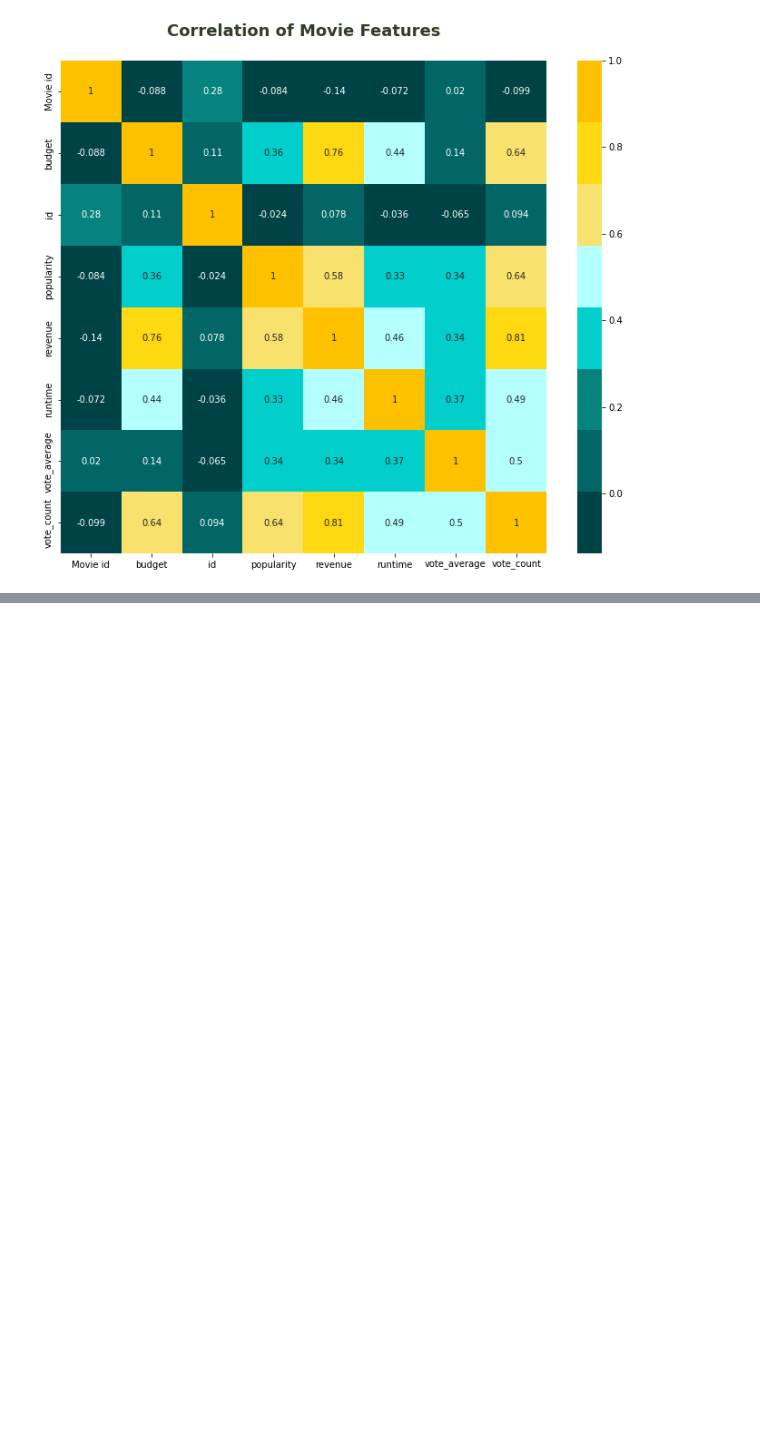
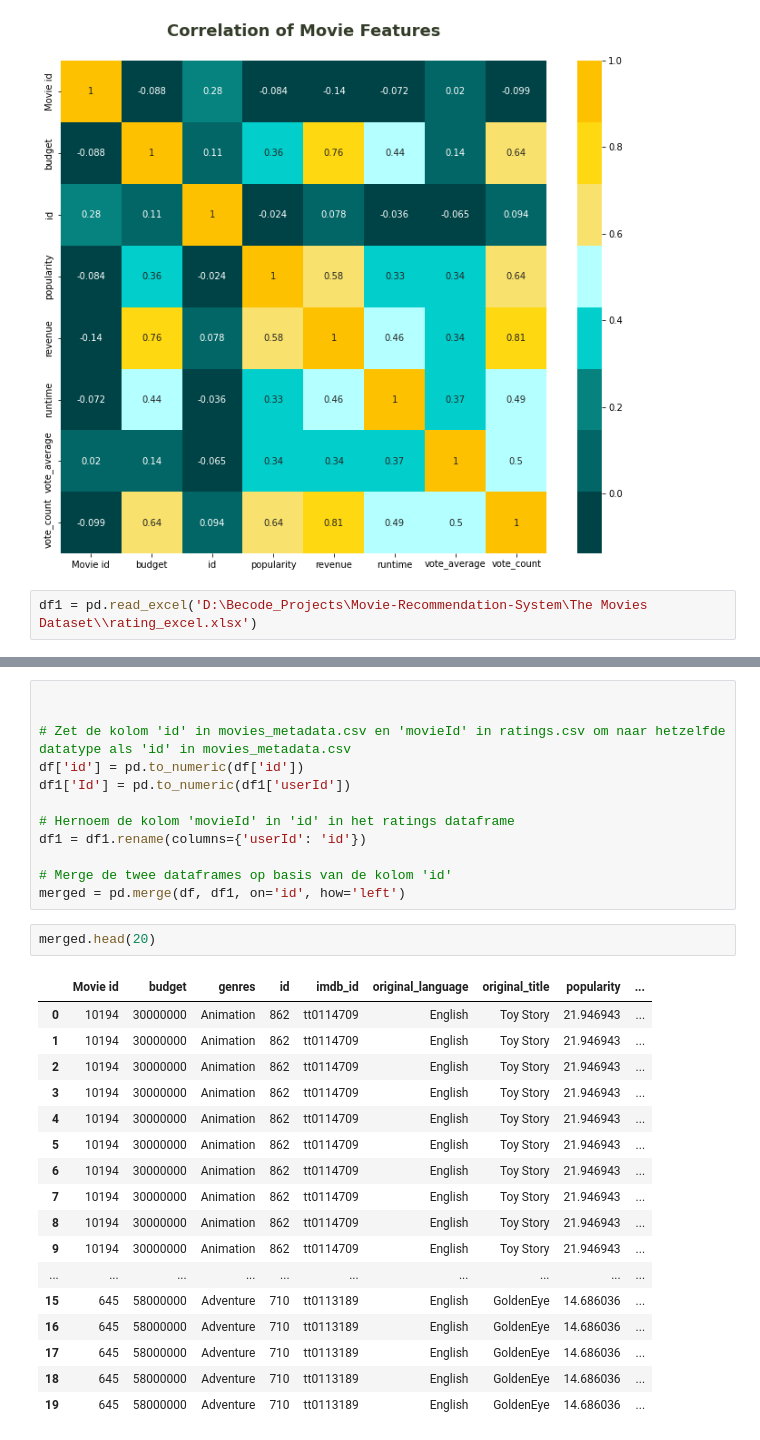
Before and after one commit to sainisheetal/Movie-Recommendation-System, a Jupyter notebook: Code/2.EDA.ipynb, the cells around one changed output, grey strips where cells are left out. Saved outputs shown, nothing was run; the diff lists cells and outputs as text; blank space fills up the shorter version.

```diff
--- a/Code/2.EDA.ipynb
+++ b/Code/2.EDA.ipynb
@@ -79,3 +79,5 @@ sns.heatmap(df.corr(), annot=True, cmap=['#004346', '#036666', '#06837f', '#02ce
 # %% [output]
 <AxesSubplot: title={'center': 'Correlation of Movie Features\n'}>
 [figure]
+# %%
+df1 = pd.read_excel('D:\Becode_Projects\Movie-Recommendation-System\The Movies Dataset\\rating_excel.xlsx')
@@ -81,0 +90,32 @@ sns.heatmap(df.corr(), annot=True, cmap=['#004346', '#036666', '#06837f', '#02ce
+# %%
+
+
+# Zet de kolom 'id' in movies_metadata.csv en 'movieId' in ratings.csv om naar hetzelfde datatype als 'id' in movies_metadata.csv
+df['id'] = pd.to_numeric(df['id'])
+df1['Id'] = pd.to_numeric(df1['userId'])
+
+# Hernoem de kolom 'movieId' in 'id' in het ratings dataframe
+df1 = df1.rename(columns={'userId': 'id'})
+
+# Merge de twee dataframes op basis van de kolom 'id'
+merged = pd.merge(df, df1, on='id', how='left')
+# %%
+merged.head(20)
+# %% [output]
+|  | Movie id | budget | genres | id | imdb_id | original_language | original_title | popularity | ... |
+| 0 | 10194 | 30000000 | Animation | 862 | tt0114709 | English | Toy Story | 21.946943 | ... |
+| 1 | 10194 | 30000000 | Animation | 862 | tt0114709 | English | Toy Story | 21.946943 | ... |
+| 2 | 10194 | 30000000 | Animation | 862 | tt0114709 | English | Toy Story | 21.946943 | ... |
+| 3 | 10194 | 30000000 | Animation | 862 | tt0114709 | English | Toy Story | 21.946943 | ... |
+| 4 | 10194 | 30000000 | Animation | 862 | tt0114709 | English | Toy Story | 21.946943 | ... |
+| 5 | 10194 | 30000000 | Animation | 862 | tt0114709 | English | Toy Story | 21.946943 | ... |
+| 6 | 10194 | 30000000 | Animation | 862 | tt0114709 | English | Toy Story | 21.946943 | ... |
+| 7 | 10194 | 30000000 | Animation | 862 | tt0114709 | English | Toy Story | 21.946943 | ... |
+| 8 | 10194 | 30000000 | Animation | 862 | tt0114709 | English | Toy Story | 21.946943 | ... |
+| 9 | 10194 | 30000000 | Animation | 862 | tt0114709 | English | Toy Story | 21.946943 | ... |
+| ... | ... | ... | ... | ... | ... | ... | ... | ... | ... |
+| 15 | 645 | 58000000 | Adventure | 710 | tt0113189 | English | GoldenEye | 14.686036 | ... |
+| 16 | 645 | 58000000 | Adventure | 710 | tt0113189 | English | GoldenEye | 14.686036 | ... |
+| 17 | 645 | 58000000 | Adventure | 710 | tt0113189 | English | GoldenEye | 14.686036 | ... |
+| 18 | 645 | 58000000 | Adventure | 710 | tt0113189 | English | GoldenEye | 14.686036 | ... |
+| 19 | 645 | 58000000 | Adventure | 710 | tt0113189 | English | GoldenEye | 14.686036 | ... |
```
Also changed, not shown: parts of 3 cells of this notebook, 8 other files.
